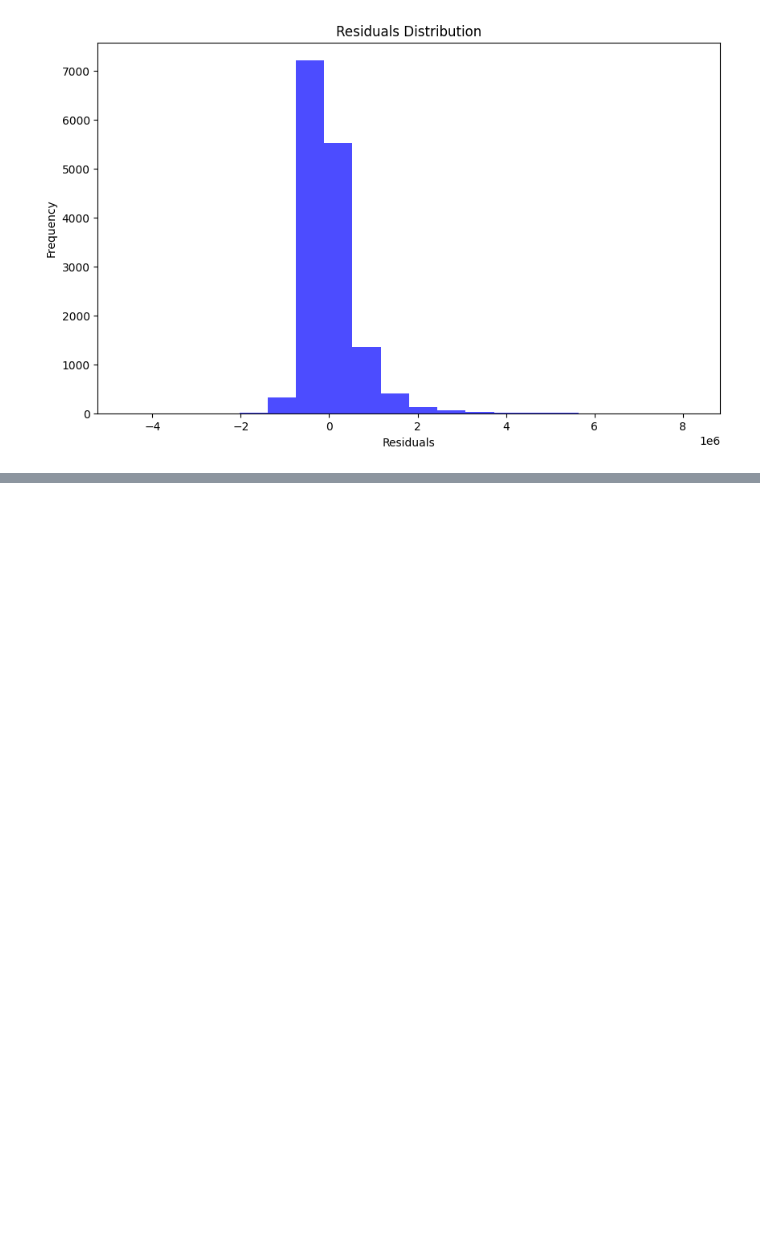
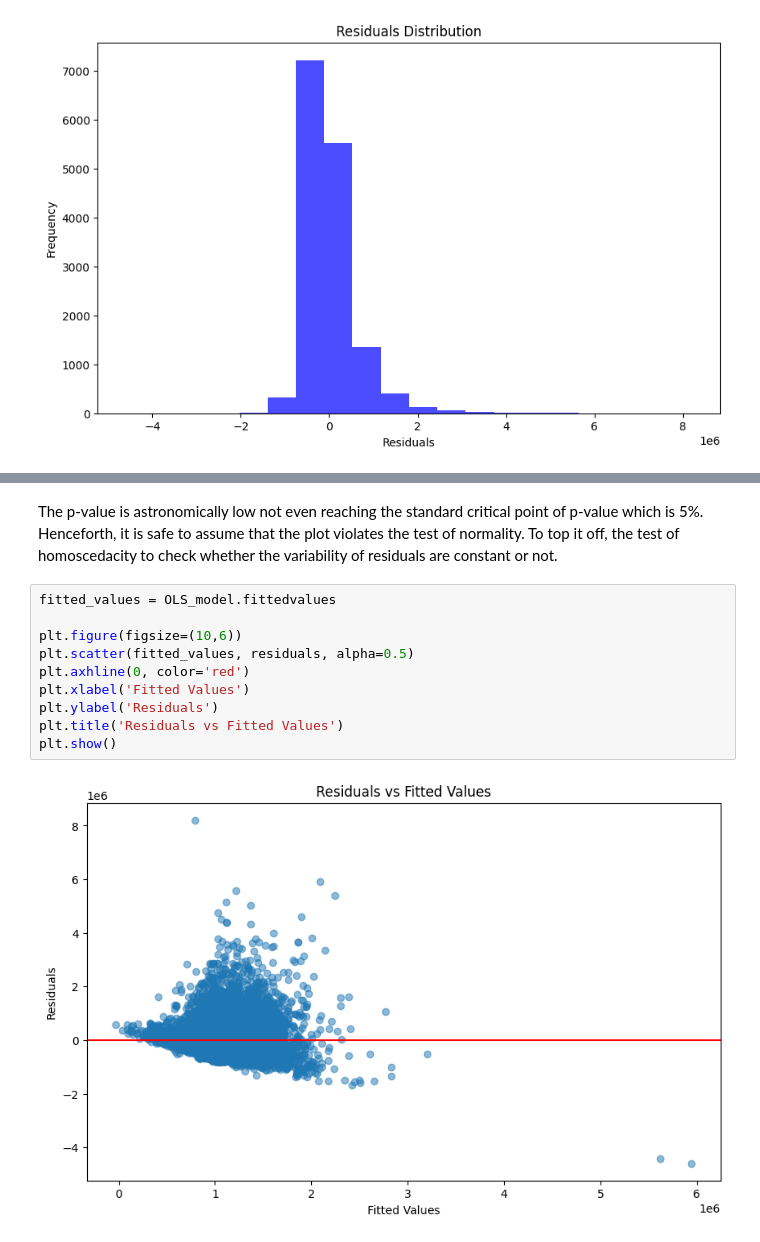
Before and after one commit to DustinKeene/Melbourne-Property-Price-Prediction-Modelling-, a Jupyter notebook: data_project_lab.ipynb, the cells around one changed output, grey strips where cells are left out. Drawn from its saved outputs; the diff is of its cells as text; blank space fills up the shorter version.

```diff
--- a/data_project_lab.ipynb
+++ b/data_project_lab.ipynb
@@ -428,0 +444,14 @@ plt.show()
+# %% [markdown]
+The p-value is astronomically low not even reaching the standard critical point of p-value which is 5%. Henceforth, it is safe to assume that the plot violates the test of normality. To top it off, the test of homoscedacity to check whether the variability of residuals are constant or not.
+# %%
+fitted_values = OLS_model.fittedvalues
+
+plt.figure(figsize=(10,6))
+plt.scatter(fitted_values, residuals, alpha=0.5)
+plt.axhline(0, color='red')
+plt.xlabel('Fitted Values')
+plt.ylabel('Residuals')
+plt.title('Residuals vs Fitted Values')
+plt.show()
+# %% [output]
+[figure, added]
```
Also changed, not shown: parts of 6 cells of this notebook.
